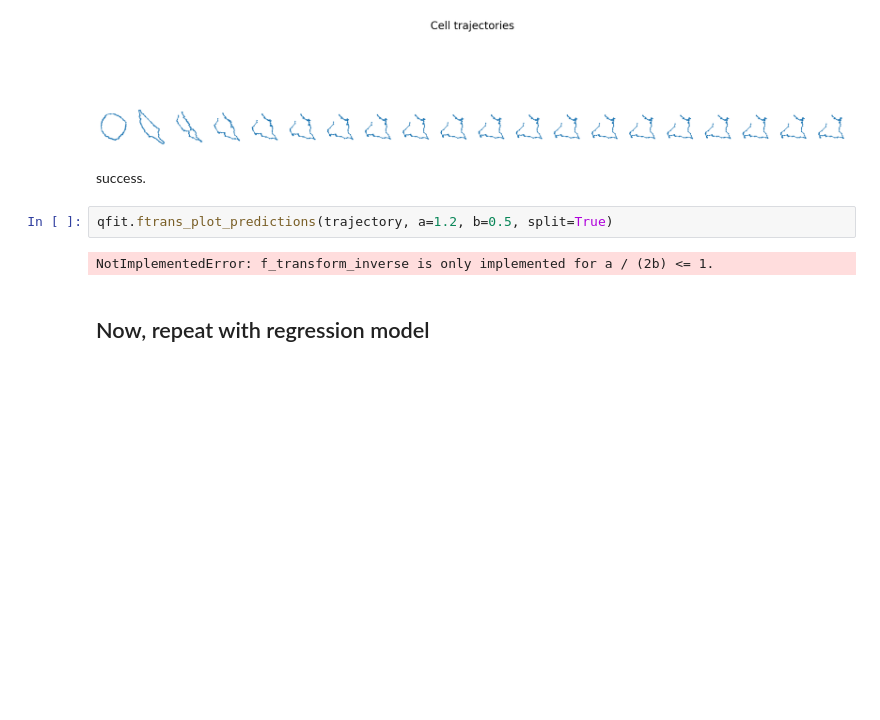
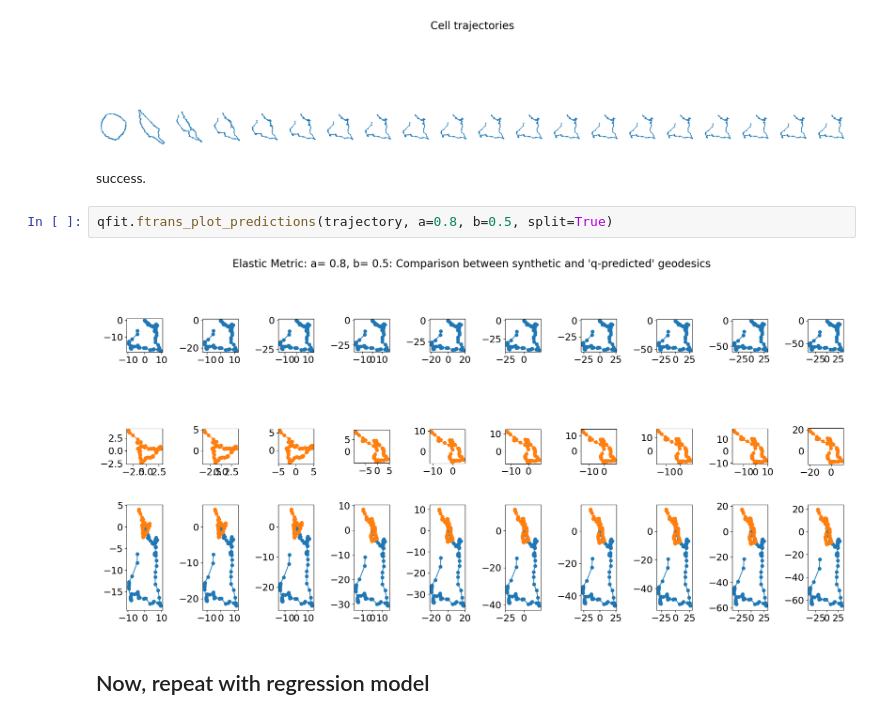
Before and after one commit to geometric-intelligence/dyn, a Jupyter notebook: dyn/notebooks/test_optimize_am_on_synthetic_cell_geodesic.ipynb, the cells around one changed output. Saved outputs shown, nothing was run; the diff lists cells and outputs as text; blank space fills up the shorter version.

```diff
--- a/dyn/notebooks/test_optimize_am_on_synthetic_cell_geodesic.ipynb
+++ b/dyn/notebooks/test_optimize_am_on_synthetic_cell_geodesic.ipynb
@@ -97,10 +97,10 @@ plt.tight_layout()
 [figure]
 # %% [markdown]
 success.
-# %%
-qfit.ftrans_plot_predictions(trajectory, a=1.2, b=0.5, split=True)
-# %% [output]
-NotImplementedError: f_transform_inverse is only implemented for a / (2b) <= 1.
+# %%
+qfit.ftrans_plot_predictions(trajectory, a=0.8, b=0.5, split=True)
+# %% [output]
+[figure, added]
 # %% [markdown]
 ## Now, repeat with regression model
 # %%
```
Also changed, not shown: parts of 11 cells of this notebook, 1 other file.
